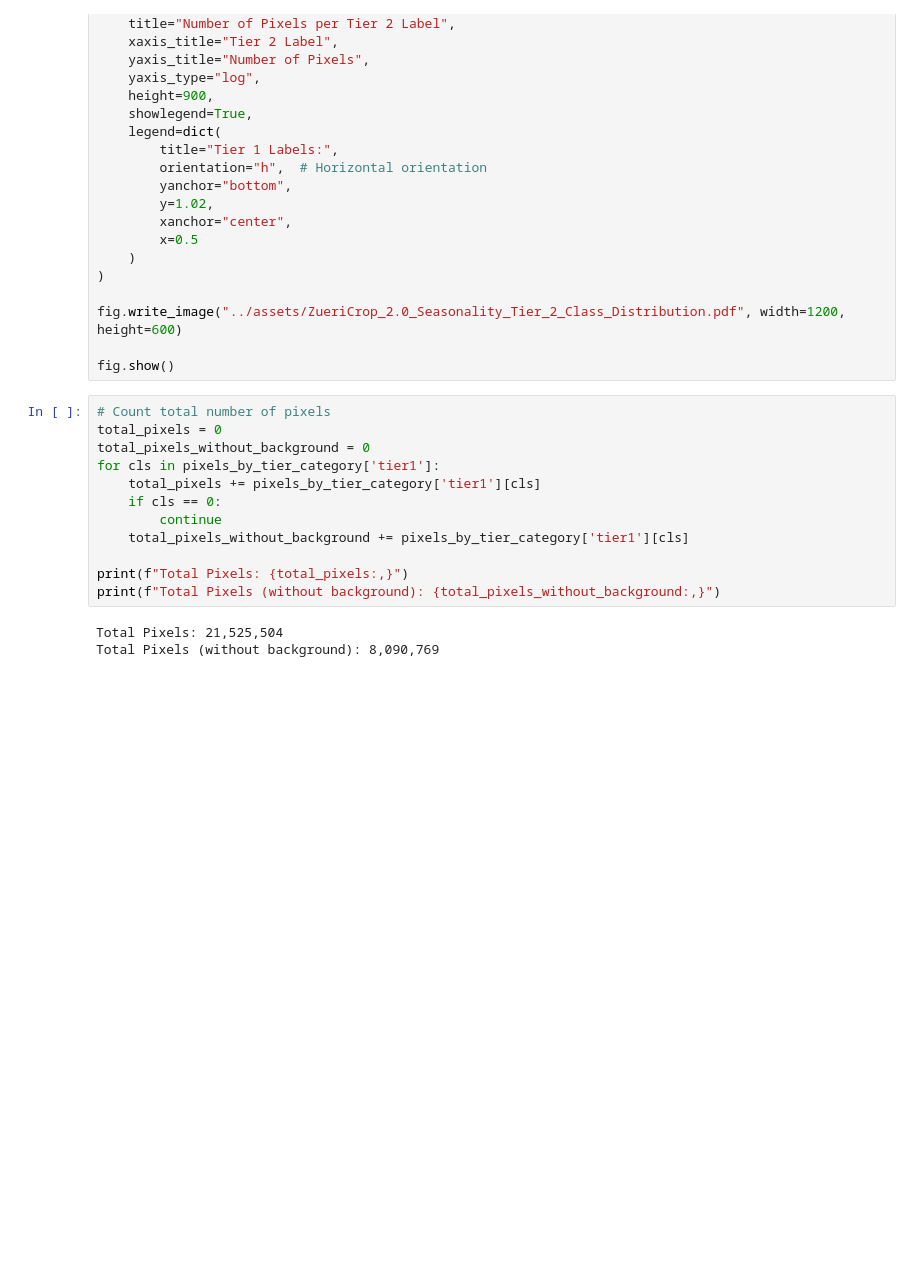
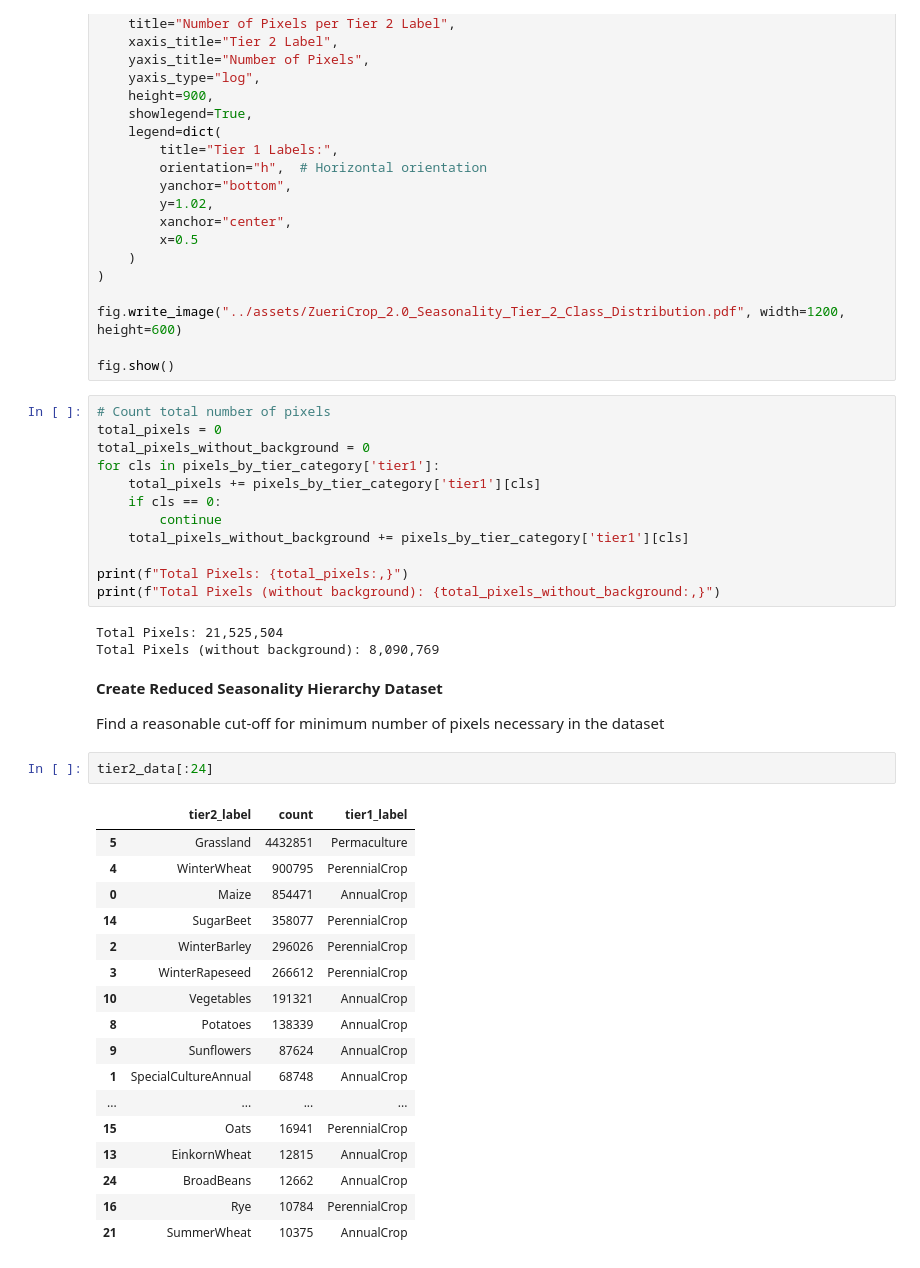
Before and after one commit to Satellite-Based-Crop-Classification/messis, a Jupyter notebook: notebooks/dataset_eda_seasonality.ipynb, the cells around one changed output. Cells and saved outputs as stored; diff of their text form; blank space fills up the shorter version.

```diff
--- a/notebooks/dataset_eda_seasonality.ipynb
+++ b/notebooks/dataset_eda_seasonality.ipynb
@@ -365,3 +365,27 @@ print(f"Total Pixels (without background): {total_pixels_without_background:,}")
 # %% [output]
 Total Pixels: 21,525,504
 Total Pixels (without background): 8,090,769
+# %% [markdown]
+**Create Reduced Seasonality Hierarchy Dataset**
+
+Find a reasonable cut-off for minimum number of pixels necessary in the dataset
+# %%
+tier2_data[:24]
+# %% [output]
+|  | tier2_label | count | tier1_label |
+| 5 | Grassland | 4432851 | Permaculture |
+| 4 | WinterWheat | 900795 | PerennialCrop |
+| 0 | Maize | 854471 | AnnualCrop |
+| 14 | SugarBeet | 358077 | PerennialCrop |
+| 2 | WinterBarley | 296026 | PerennialCrop |
+| 3 | WinterRapeseed | 266612 | PerennialCrop |
+| 10 | Vegetables | 191321 | AnnualCrop |
+| 8 | Potatoes | 138339 | AnnualCrop |
+| 9 | Sunflowers | 87624 | AnnualCrop |
+| 1 | SpecialCultureAnnual | 68748 | AnnualCrop |
+| ... | ... | ... | ... |
+| 15 | Oats | 16941 | PerennialCrop |
+| 13 | EinkornWheat | 12815 | AnnualCrop |
+| 24 | BroadBeans | 12662 | AnnualCrop |
+| 16 | Rye | 10784 | PerennialCrop |
+| 21 | SummerWheat | 10375 | AnnualCrop |
```
Also changed, not shown: parts of 1 cell of this notebook, 11 other files.
